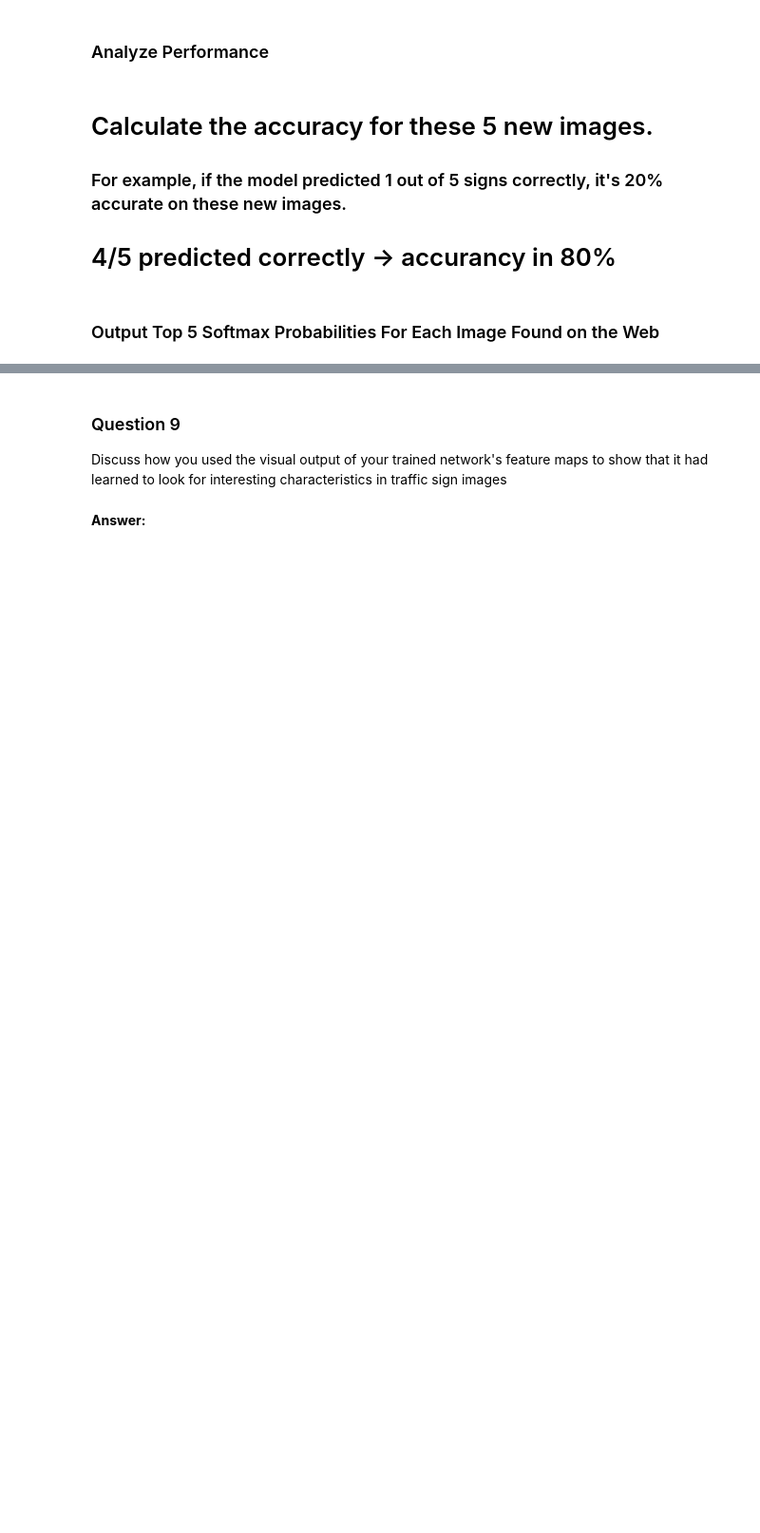
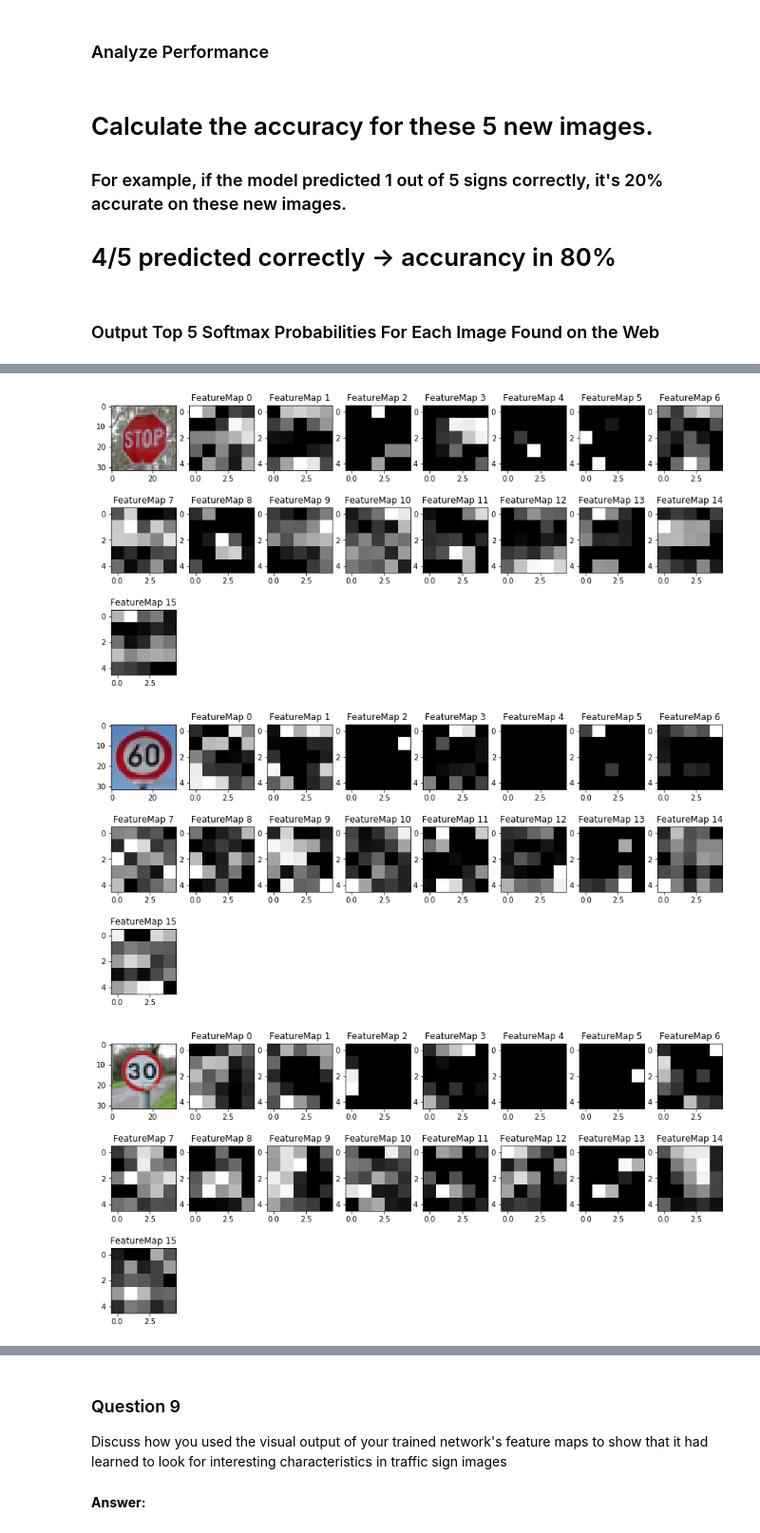
Before and after one commit to tarasovp/udacity, a Jupyter notebook: CarND-Traffic-Sign-Classifier-Project/Traffic_Sign_Classifier.ipynb, the cells around one changed output, grey strips where cells are left out. Shown at 95% size. Saved outputs shown, nothing was run; the diff lists cells and outputs as text; code cells hidden in the pictures; blank space fills up the shorter version.

```diff
--- a/CarND-Traffic-Sign-Classifier-Project/Traffic_Sign_Classifier.ipynb
+++ b/CarND-Traffic-Sign-Classifier-Project/Traffic_Sign_Classifier.ipynb
@@ -466,0 +540,8 @@ with tf.Session() as sess:
+# %%
+with tf.Session() as sess:
+    saver.restore(sess, tf.train.latest_checkpoint('.'))
+    outputFeatureMap(for_test, preprocessed,conv2)
+# %% [output]
+[figure, added]
+[figure, added]
+[figure, added]
```
Also changed, not shown: parts of 22 cells of this notebook.
